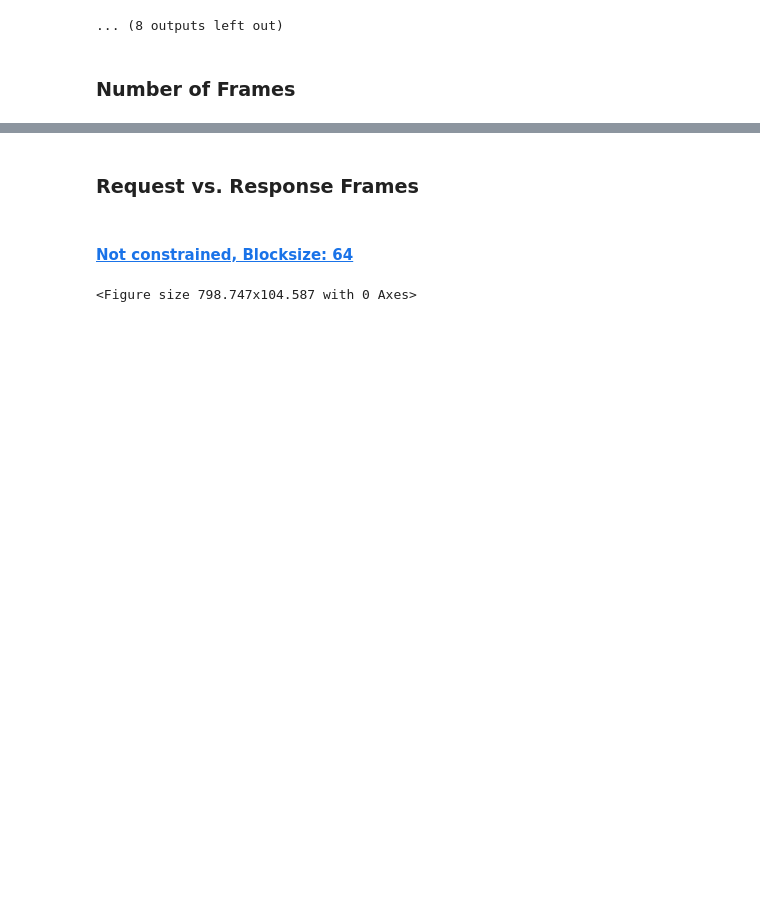
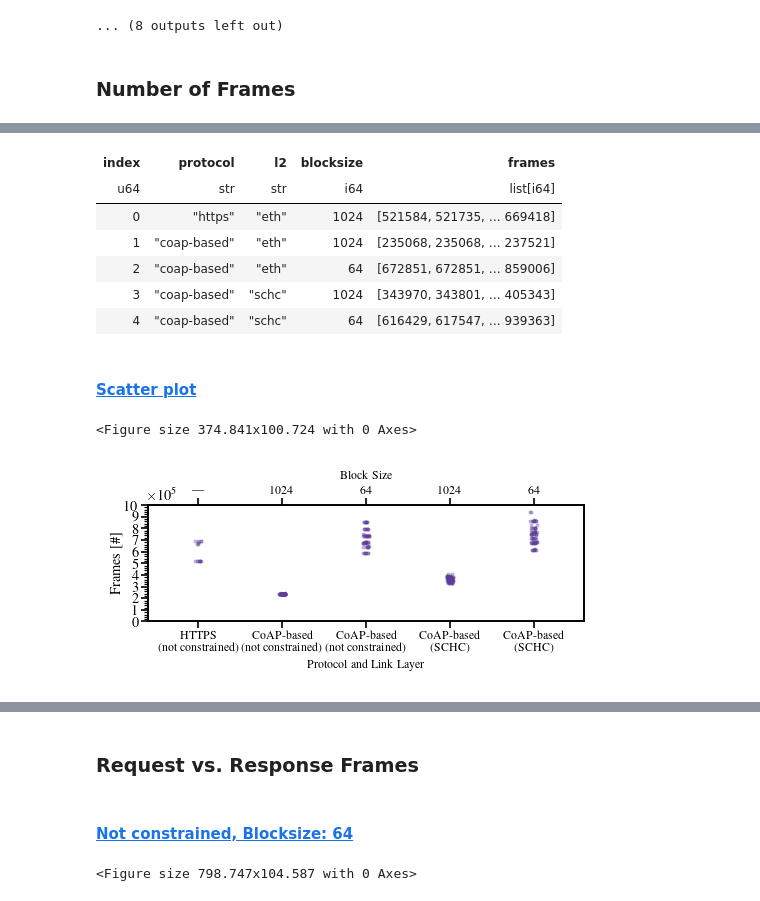
Before and after one commit to miri64/artifacts-eurosp26-doc-privacy, a Jupyter notebook: dataset_exploration.ipynb, the cells around one changed output, grey strips where cells are left out. Cells and saved outputs as stored; diff of their text form; code cells hidden in the pictures; blank space fills up the shorter version.

Commit message:
dataset_exploration.ipynb: provide frame numbers as scatter plot

```diff
--- a/dataset_exploration.ipynb
+++ b/dataset_exploration.ipynb
@@ -677,3 +677,73 @@ shape: (76, 13)
 ... (8 outputs left out)
 # %% [markdown]
 ### Number of Frames
+# %%
+matplotlib.pyplot.clf()
+matplotlib.style.use(str(EVALUATION_DIR / "mlenders_column.mplstyle"))
+matplotlib.rcParams["figure.figsize"] = (
+    matplotlib.rcParams["figure.figsize"][0] * 1.15,
+    matplotlib.rcParams["figure.figsize"][1] * 1.00,
+)
+fig = matplotlib.pyplot.figure(figsize=matplotlib.rcParams["figure.figsize"], dpi=150)
+matplotlib.rcParams["axes.prop_cycle"] = matplotlib.pyplot.cycler(
+    "color",
+    # https://colorbrewer2.org/#type=diverging&scheme=PuOr&n=4
+    ["#5e3c99"],
+    #matplotlib.colormaps["Set2"].colors,
+)
+pltstats = df.with_columns(
+    protocol=polars.when(
+        polars.col("protocol").is_in(["coap", "coaps", "oscore-base", "oscore"])
+    ).then(
+        polars.lit("coap-based")
+    ).otherwise(polars.col("protocol"))
+).group_by(
+    ["protocol", "l2", "blocksize"]
+).agg("frames").sort(
+    ["protocol", "blocksize"],
+    descending=True,
+).sort(
+    ["l2"],
+).with_row_index()
+
+display(pltstats)
+pltstats = pltstats.explode("frames").with_columns(
+    polars.col("index").map_elements(
+        lambda x: x + numpy.random.uniform(-0.04, 0.04)
+    ).alias("x")
+)
+
+ax = matplotlib.pyplot.gca()
+ax.scatter(pltstats["x"], pltstats["frames"], alpha=0.3, s=2)
+
+twinx = ax.twiny()
+ax.set_xlim(-0.6, 4.6)
+twinx.set_xlim(-0.6, 4.6)
+#ax.tick_params(axis='x', labelrotation=90)
+ax.set_xticks(
+    range(pltstats["index"].min(), pltstats["index"].max() + 1),
+    ["HTTPS\n(not constrained)", "CoAP-based\n(not constrained)", "CoAP-based\n(not constrained)", "CoAP-based\n(SCHC)", "CoAP-based\n(SCHC)"],
+    fontsize="xx-small"
+)
+twinx.set_xticks(
+    range(pltstats["index"].min(), pltstats["index"].max() + 1),
+    ["---", "1024", "64", "1024", "64"],
+    fontsize="xx-small"
+)
+ax.set_xlabel(r"Protocol and Link Layer", fontsize="xx-small", labelpad=3.0)
+twinx.set_xlabel(r"Block Size", fontsize="xx-small", labelpad=3.0)
+
+ax.ticklabel_format(axis='y', style='sci', scilimits=(5,5))
+ax.set_ylim(0, 1000000)
+ax.set_yticks(numpy.arange(0, 1000001, 100000))
+ax.set_yticks(numpy.arange(0, 1000001, 20000), minor=True)
+
+ax.set_ylabel(r"Frames [\#]")
+
+
+filename = EVALUATION_DIR / "plots" / f"frames_scatter.pdf"
+matplotlib.pyplot.savefig(filename, bbox_inches="tight", pad_inches=0.01)
+display(Markdown(f"#### [Scatter plot]({filename.relative_to(EVALUATION_DIR)})"))
+
+matplotlib.pyplot.show()
+# %% [output]
@@ -680,3 +751,13 @@ shape: (76, 13)
+| index | protocol | l2 | blocksize | frames |
+| u64 | str | str | i64 | list[i64] |
+| 0 | "https" | "eth" | 1024 | [521584, 521735, … 669418] |
+| 1 | "coap-based" | "eth" | 1024 | [235068, 235068, … 237521] |
+| 2 | "coap-based" | "eth" | 64 | [672851, 672851, … 859006] |
+| 3 | "coap-based" | "schc" | 1024 | [343970, 343801, … 405343] |
+| 4 | "coap-based" | "schc" | 64 | [616429, 617547, … 939363] |
+#### [Scatter plot](plots/frames_scatter.pdf)
+<Figure size 374.841x100.724 with 0 Axes>
+[figure, added]
 # %%
 for l2 in ["eth", "schc"]:
     for blocksize in [64, 1024]:
```
Also changed, not shown: parts of 2 cells of this notebook, 5 other files.
